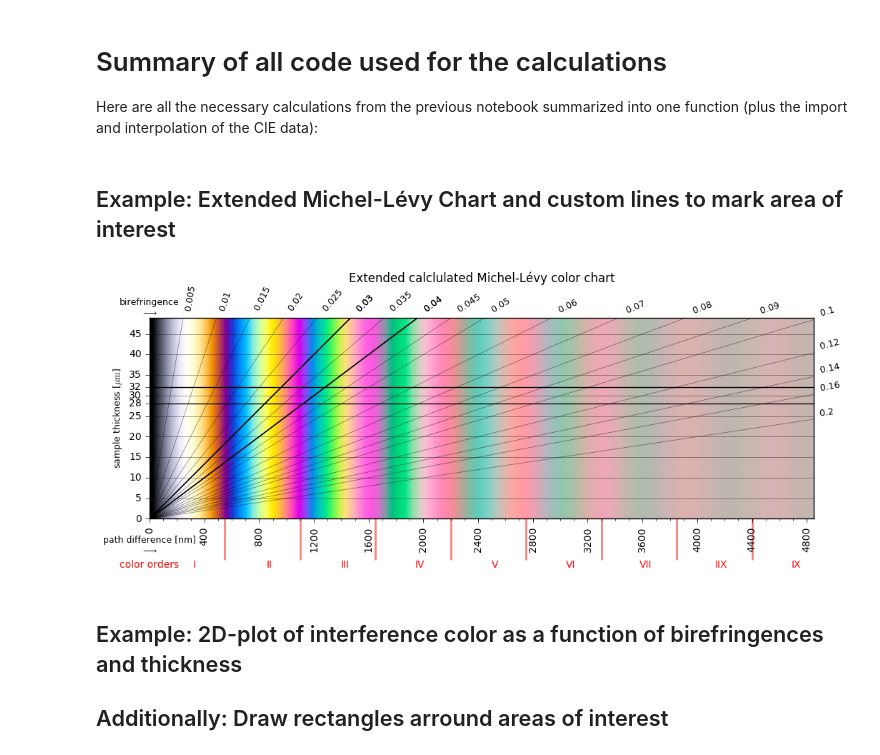
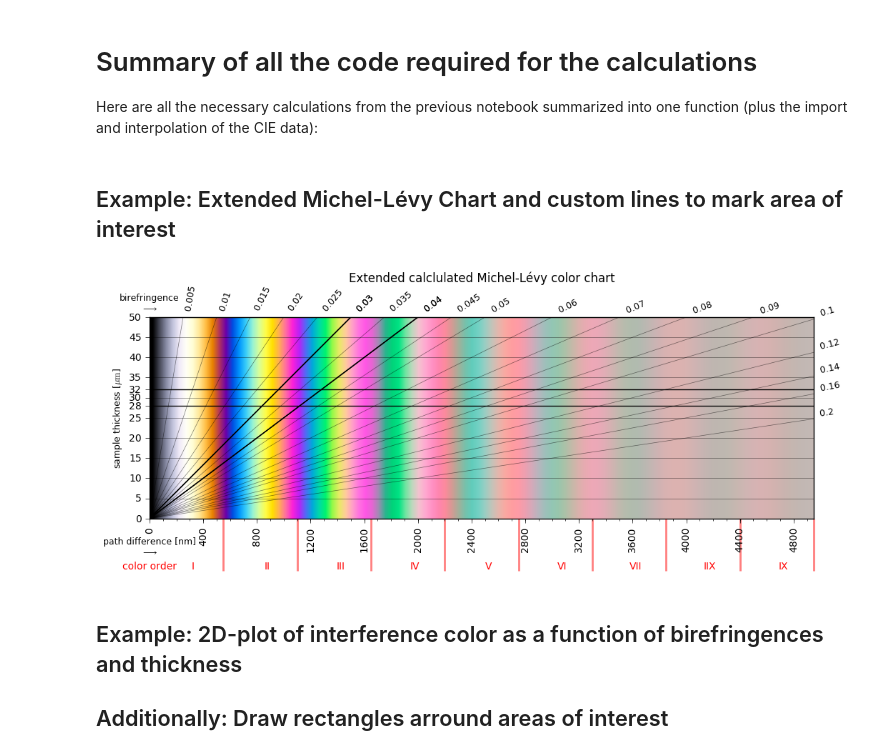
Before and after one commit to markus-bauer/calculated_Michel_Levy_Chart, a Jupyter notebook: Michel_Levy_Chart_part2.ipynb, the cells around one changed output. Saved outputs shown, nothing was run; the diff lists cells and outputs as text; code cells hidden in the pictures.

```diff
--- a/Michel_Levy_Chart_part2.ipynb
+++ b/Michel_Levy_Chart_part2.ipynb
@@ -22,9 +22,8 @@ import matplotlib.pyplot as plt
 # %%
 wavelengths = np.arange(360, 830, 1)
 # %% [markdown]
-# Summary of all code used for the calculations
-Here are all the necessary calculations from the previous notebook summarized into one function (plus the import and
-interpolation of the CIE data):
+# Summary of all the code required for the calculations
+Here are all the necessary calculations from the previous notebook summarized into one function (plus the import and interpolation of the CIE data):
 # %%
 """ import and interpolate CIE data """
 def read_csv(filename):
@@ -101,7 +100,7 @@ def calculate_color(Gamma, gamma_factor=0.5):
 # %%
 # --- setup
 birefringences = np.arange(0, 0.1, 0.001)
-thicknesses = np.arange(0,50,1)
+thicknesses = np.arange(0,51,1)
 
 thickness = max(thicknesses)*1000
 RGB = np.zeros([len(birefringences),3])
@@ -120,8 +119,6 @@ plotimage[:,:,2] = RGB[:,2]
 
 #--------------------------------------------------------
 #--- below is is just plotting
-#--------------------------------------------------------
-
 
 #--- define what data to plot
 RGB_plot_final = plotimage
@@ -149,6 +146,7 @@ biref_label = [0.005, 0.01, 0.015, 0.02, 0.025, 0.03,
 minx = np.min(birefringences)
 maxx = np.max(birefringences)
 miny = np.min(thicknesses)
+
 #------ example: mark an area of a certain birefringence and thickness:
 biref_marked = [0.03, 0.04]
 thickness_marked = [28,32]
@@ -173,51 +171,56 @@ for i,bl in enumerate(biref_label+biref_marked):
         ax.text(xlims[1], ytext, "  "+str(bl), ha="left", va="bottom", rotation=textrot, **textprops)
 
 
-
 #--- adding lines and text for color orders
 orders = np.arange(550, xlims[1]+550, 550)
 orders_letters = ["I", "II", "III", "IV", "V", "VI", "VII", "IIX", "IX", "X"]
 
 for order, letter in zip(orders, orders_letters):
     if order <= xlims[1]:
-        ax.vlines(order, ylims[0], ylims[0]-10, clip_on=False, alpha=0.5, zorder=0, color="red", lw=2)
-    ax.text(order-225, -10, letter, color="red", ha="center", va="top")
+        ax.vlines(order, ylims[0], ylims[0]-13, clip_on=False, alpha=0.5, zorder=0,
+                  color="red", lw=2)
+    ax.text(order-225, -13, letter, color="red", ha="center", va="bottom")
 
 
-#--- finalize plot (limits, ticks, grid-lines)
-ax.set_xlim(*xlims)
-ax.set_ylim(*ylims)
-
-yticks =  list(np.arange(ylims[0], ylims[1], 5))+thickness_marked
-xticks =  np.arange(xlims[0], xlims[1], 400)
+#--- finalize plot (ticks, grid-lines)
+yticks =  list(np.arange(ylims[0], ylims[1]+5, 5))+thickness_marked
+xticks =  np.arange(xlims[0], xlims[1]+400, 400)
 ax.set_xticklabels(["{:.0f}".format(_) for _ in xticks], rotation=90)
 
 for yt in yticks:
     if yt in thickness_marked:
         lw = 1
         alpha = 1
     else:
         lw = 0.5
         alpha = 0.5
     ax.axhline(yt, zorder=100, color="black",lw=lw, alpha=alpha)
 
 ax.set_yticks(yticks)
 ax.set_xticks(xticks)
 xminorticks =  np.arange(xlims[0], xlims[1], 100)
 ax.set_xticks(xminorticks, minor=True)
 
 ax.tick_params(axis="both", which="both",direction="out", top="off", right="off")
 
 #--- finalize plot (labels, title)
-ax.text(xlims[0], ylims[1], "birefringence\n"+r"$\longrightarrow$", ha="center", va="bottom", **textprops)
-ax.text(xlims[0], ylims[0]-4, r"path difference [nm]"+"\n"r"$\longrightarrow$", ha="center", va="top", **textprops)
-ax.text(xlims[0], ylims[0]-10, r"color orders", ha="center", va="top", color="red")
+ax.text(xlims[0], ylims[1]+1, "birefringence\n"+r"$\longrightarrow$", ha="center", va="bottom", **textprops)
+ax.text(xlims[0], ylims[0]-4.5, r"path difference [nm]"+"\n"r"$\longrightarrow$", ha="center", va="top", **textprops)
+ax.text(xlims[0], ylims[0]-13, r"color order", ha="center", va="bottom", color="red")
 ax.set_ylabel(r"sample thickness [$\mathrm{\mu m}$]", **textprops)
 plt.title("Extended calclulated Michel-Lévy color chart", y=1.15)
+# NOTES: For python 2 you need to declare this as unicode (because of the accent):
+#plt.title(u"Calculated Michel-Lévy color chart", y=1.15)
 
+#--- finalize plot (set limits)
+ax.set_xlim(*xlims)
+ax.set_ylim(*ylims)
+
+plt.savefig("./images/extended_chart.pdf")
+plt.savefig("./images/extended_chart.png")
 plt.show()
 # %% [output]
-[figure, old version]
+[figure, new version]
 # %% [markdown]
 ## Example: 2D-plot of interference color as a function of birefringences and thickness
 ## Additionally: Draw rectangles arround areas of interest
```
Also changed, not shown: parts of 8 cells of this notebook, 19 other files.
